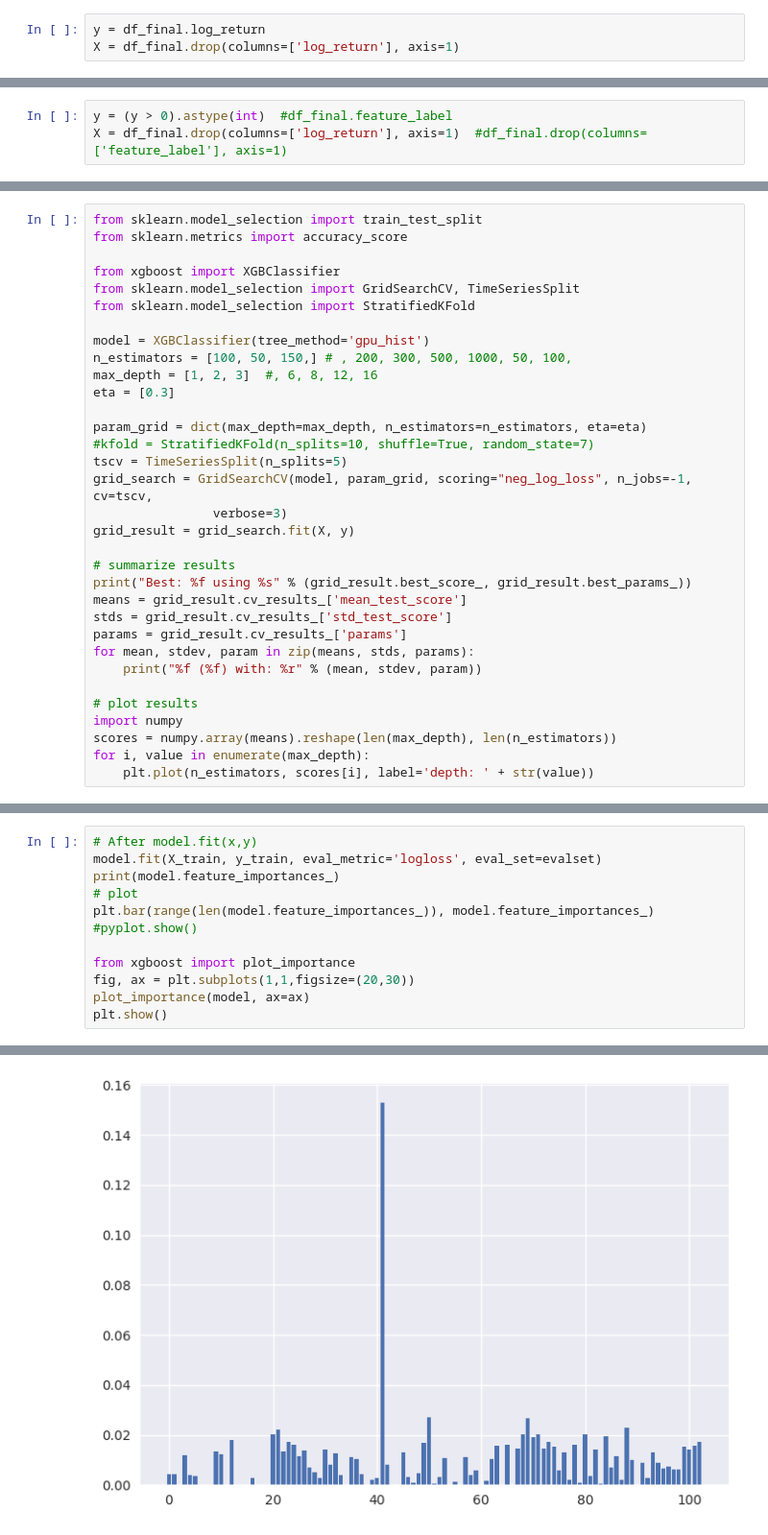
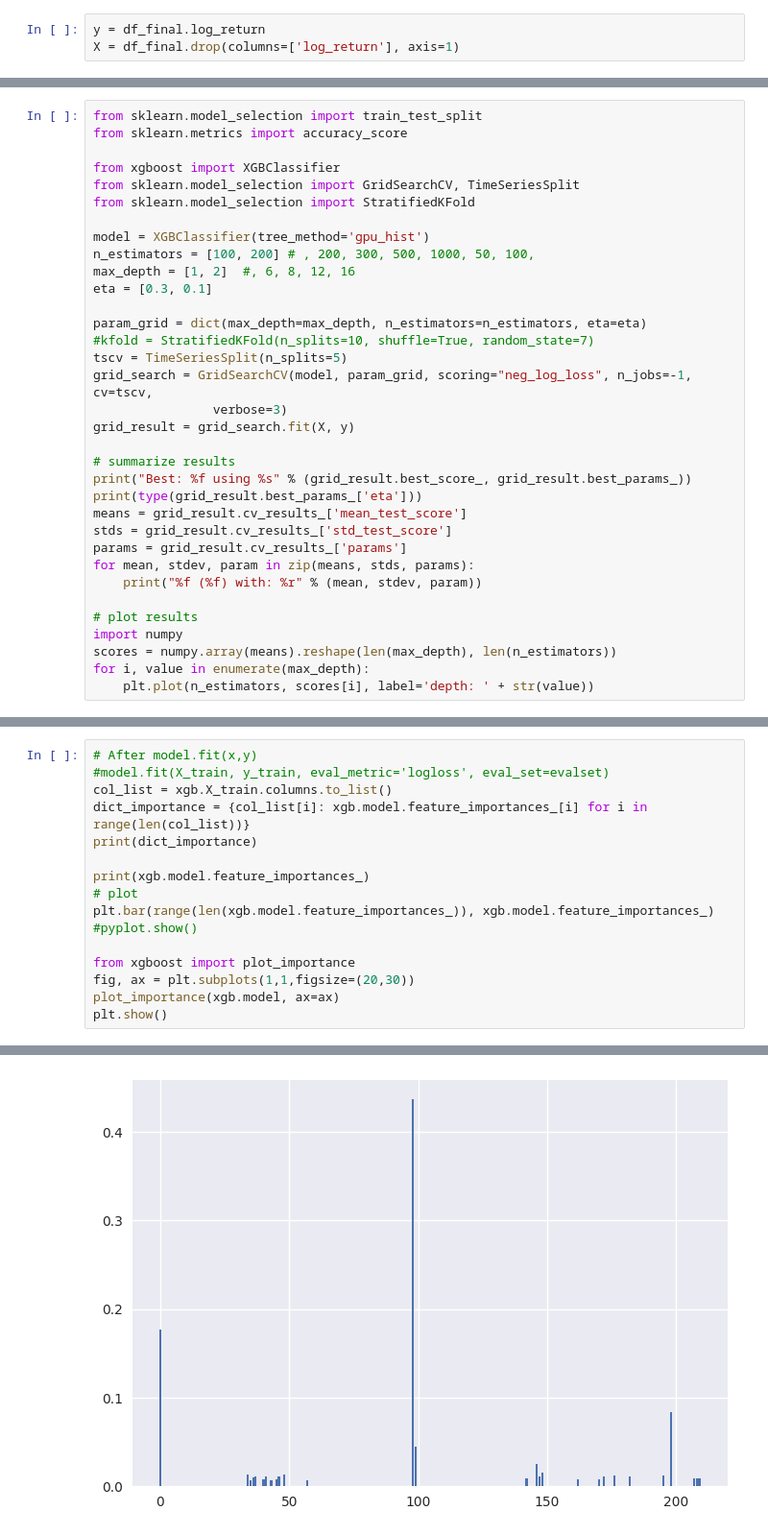
Before and after one commit to kozanakyel/KZ-Engine-Backend, a Jupyter notebook: KZ_project_setup/notebooks/test_sent_kz.ipynb, the cells around one changed output, grey strips where cells are left out. Shown at 96% size. Saved outputs shown, nothing was run; the diff lists cells and outputs as text.

Commit message:
created Xgboostforecaster for modelling

```diff
--- a/KZ_project_setup/notebooks/test_sent_kz.ipynb
+++ b/KZ_project_setup/notebooks/test_sent_kz.ipynb
@@ -150,7 +163,4 @@ plt.legend()
 plt.show()
 # %% [output]
 [figure]
-# %%
-y = (y > 0).astype(int)  #df_final.feature_label
-X = df_final.drop(columns=['log_return'], axis=1)  #df_final.drop(columns=['feature_label'], axis=1)
 # %%
@@ -294,9 +305,9 @@ from sklearn.model_selection import GridSearchCV, TimeSeriesSplit
 from sklearn.model_selection import StratifiedKFold
 
 model = XGBClassifier(tree_method='gpu_hist')
-n_estimators = [100, 50, 150,] # , 200, 300, 500, 1000, 50, 100,
-max_depth = [1, 2, 3]  #, 6, 8, 12, 16
-eta = [0.3]
+n_estimators = [100, 200] # , 200, 300, 500, 1000, 50, 100,
+max_depth = [1, 2]  #, 6, 8, 12, 16
+eta = [0.3, 0.1]
 
 param_grid = dict(max_depth=max_depth, n_estimators=n_estimators, eta=eta)
 #kfold = StratifiedKFold(n_splits=10, shuffle=True, random_state=7)
@@ -307,6 +318,7 @@ grid_result = grid_search.fit(X, y)
 
 # summarize results
 print("Best: %f using %s" % (grid_result.best_score_, grid_result.best_params_))
+print(type(grid_result.best_params_['eta']))
 means = grid_result.cv_results_['mean_test_score']
 stds = grid_result.cv_results_['std_test_score']
 params = grid_result.cv_results_['params']
@@ -340,13 +333,17 @@ Fitting 5 folds for each of 9 candidates, totalling 45 fits
 # %%
 # After model.fit(x,y)
-model.fit(X_train, y_train, eval_metric='logloss', eval_set=evalset)
-print(model.feature_importances_)
+#model.fit(X_train, y_train, eval_metric='logloss', eval_set=evalset)
+col_list = xgb.X_train.columns.to_list()
+dict_importance = {col_list[i]: xgb.model.feature_importances_[i] for i in range(len(col_list))}
+print(dict_importance)
+
+print(xgb.model.feature_importances_)
 # plot
-plt.bar(range(len(model.feature_importances_)), model.feature_importances_)
+plt.bar(range(len(xgb.model.feature_importances_)), xgb.model.feature_importances_)
 #pyplot.show()
 
 from xgboost import plot_importance
 fig, ax = plt.subplots(1,1,figsize=(20,30))
-plot_importance(model, ax=ax)
+plot_importance(xgb.model, ax=ax)
 plt.show()
 # %% [output]
@@ -370 +367 @@ plt.show()
-[figure, old version]
+[figure, new version]
```
Also changed, not shown: parts of 6 cells of this notebook, 2 other files.
